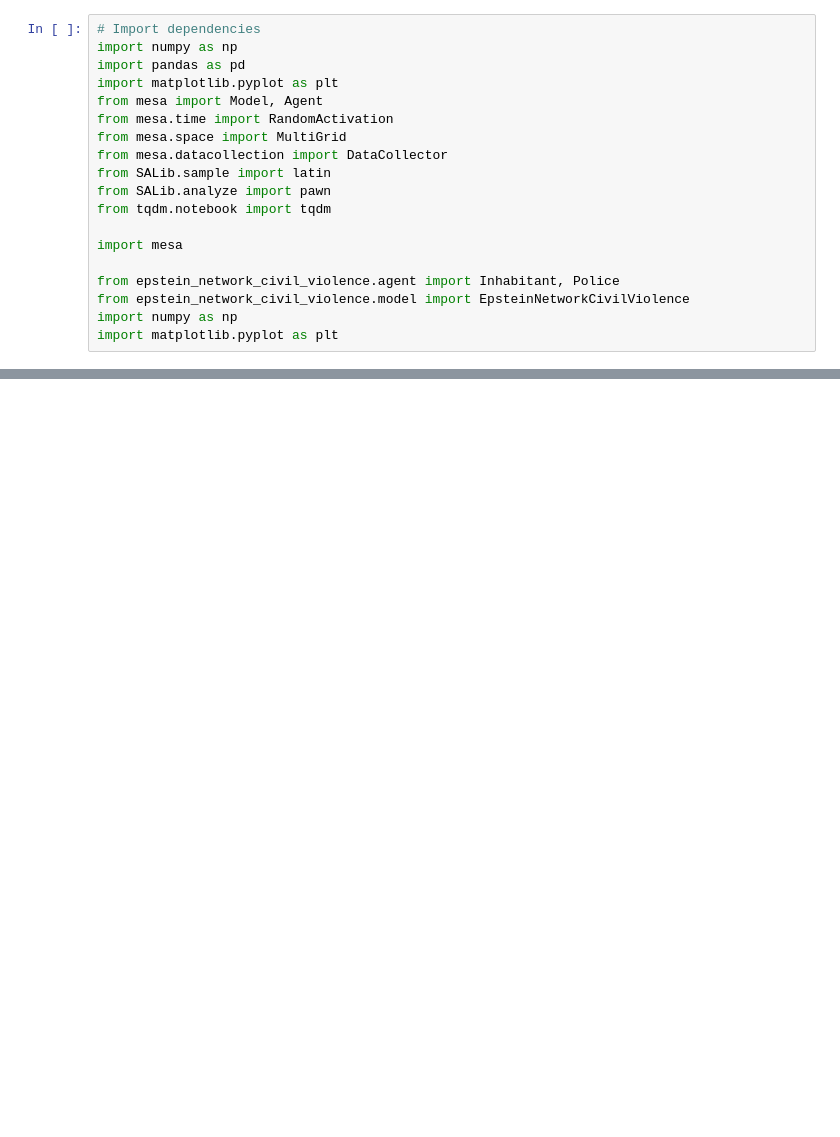
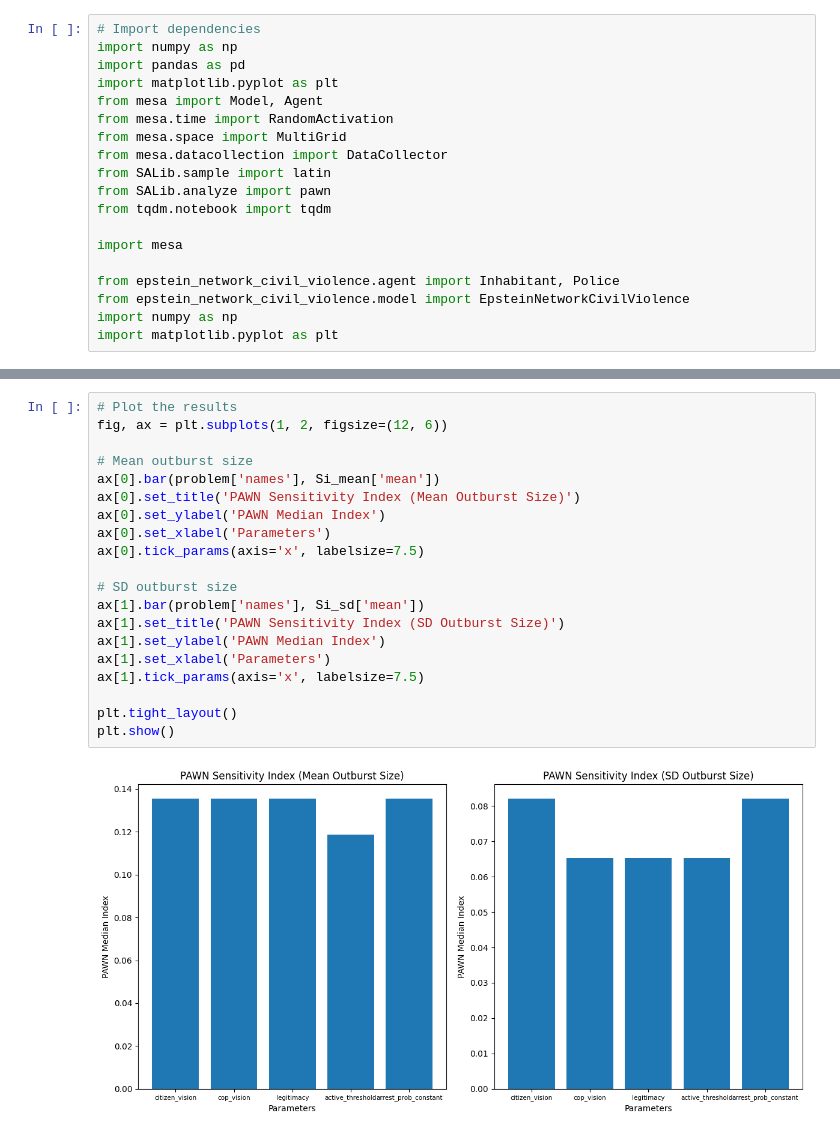
Before and after one commit to yehuihe/epstein_network_civil_violence, a Jupyter notebook: PAWN_analysis.ipynb, the cells around one changed output, grey strips where cells are left out. Cells and saved outputs as stored; diff of their text form; blank space fills up the shorter version.

Commit message:
pawn analysis

```diff
--- a/PAWN_analysis.ipynb
+++ b/PAWN_analysis.ipynb
@@ -230,0 +211,22 @@ The results show that while there are fewer occurrences of very low and very hig
+# %%
+# Plot the results
+fig, ax = plt.subplots(1, 2, figsize=(12, 6))
+
+# Mean outburst size
+ax[0].bar(problem['names'], Si_mean['mean'])
+ax[0].set_title('PAWN Sensitivity Index (Mean Outburst Size)')
+ax[0].set_ylabel('PAWN Median Index')
+ax[0].set_xlabel('Parameters')
+ax[0].tick_params(axis='x', labelsize=7.5)
+
+# SD outburst size
+ax[1].bar(problem['names'], Si_sd['mean'])
+ax[1].set_title('PAWN Sensitivity Index (SD Outburst Size)')
+ax[1].set_ylabel('PAWN Median Index')
+ax[1].set_xlabel('Parameters')
+ax[1].tick_params(axis='x', labelsize=7.5)
+
+plt.tight_layout()
+plt.show()
+# %% [output]
+[figure, added]
```
Also changed, not shown: parts of 6 cells of this notebook.
